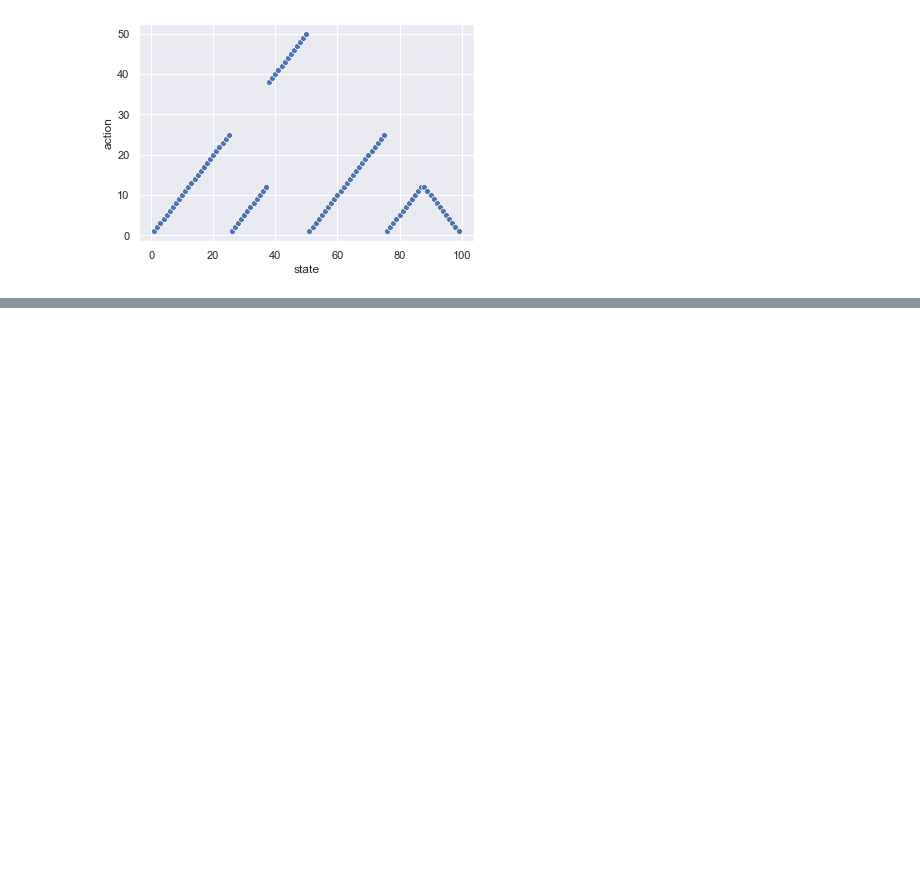
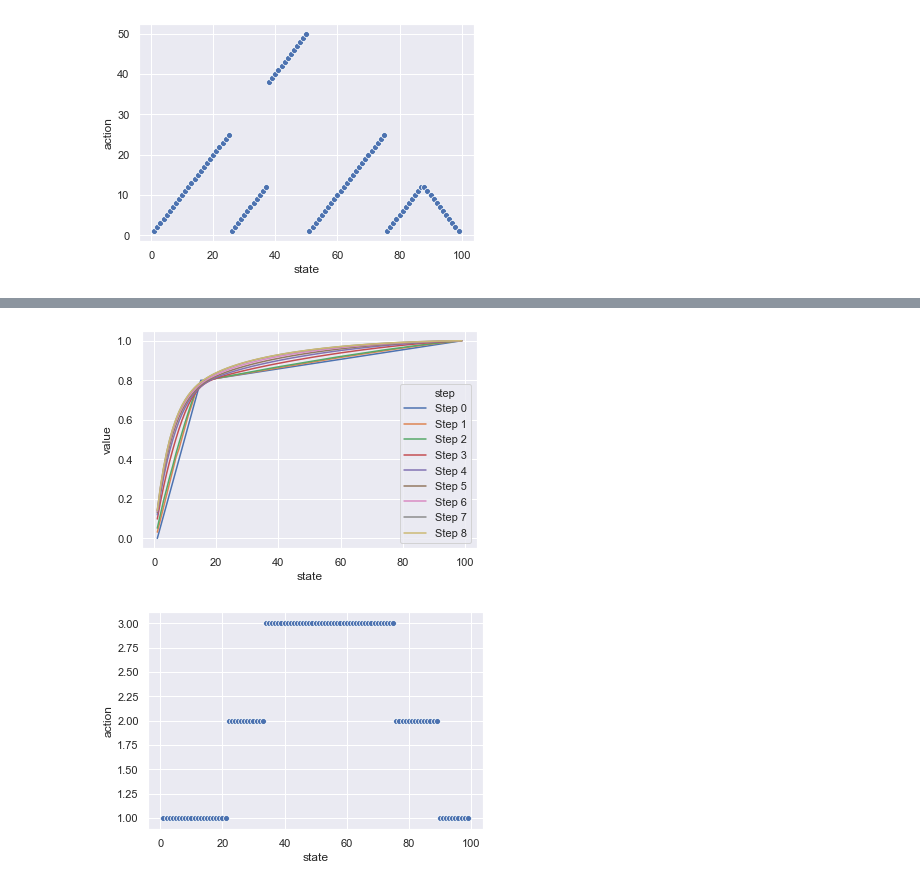
Before and after one commit to rcharan/phutball, a Jupyter notebook: rl/Sutton-Barto.ipynb, the cells around one changed output, grey strips where cells are left out. Cells and saved outputs as stored; diff of their text form; code cells hidden in the pictures; blank space fills up the shorter version.

```diff
--- a/rl/Sutton-Barto.ipynb
+++ b/rl/Sutton-Barto.ipynb
@@ -392,7 +418,7 @@ class ValueIteration:
 
     df = pd.DataFrame(df, index = pd.Index(self.value_function.states, name = 'state'))
     df = df.reset_index().melt(id_vars = 'state', var_name = 'step')
-    df['step'] = df.step.apply(lambda s : f'Step {s}')
+    df['step'] = df.step.apply(lambda s : f'Step {steps[s]}')
     fig, ax = plt.subplots()
     sns.lineplot(x = 'state', y = 'value', hue = 'step', data = df, ax = ax)
     return fig
@@ -409,3 +435,21 @@ Delta is the log base 10 of the sup norm of the change in the value function
 11/11 [==============================] - 13s 1s/step - delta: -5.5781
 [figure]
 [figure]
+# %%
+breakpoint = 15
+breakvalue = 0.8
+initial_values = np.concatenate([np.linspace(0, breakvalue, breakpoint), np.linspace(breakvalue, 1, 99 - breakpoint)])
+max_steps = 1000
+
+value_function = ValueFunction(initial_values)
+optimizer      = ValueIteration(0.55, value_function, tolerance = 10**(-3))
+
+optimizer.run(max_steps)
+num_steps = len(optimizer.value_fn_data)
+steps = list(filter(lambda n : n < num_steps, range(10, max_steps, 10)))
+steps = [0, 1, 2] + steps + [-1]
+
+fig_1 = optimizer.plot_value_functions(steps)
+fig_2 = optimizer.plot_actions()
+plt.show()
+# %% [output]
@@ -411,0 +458,2 @@ Delta is the log base 10 of the sup norm of the change in the value function
+[figure, added]
+[figure, added]
```
Also changed, not shown: parts of 7 cells of this notebook.
